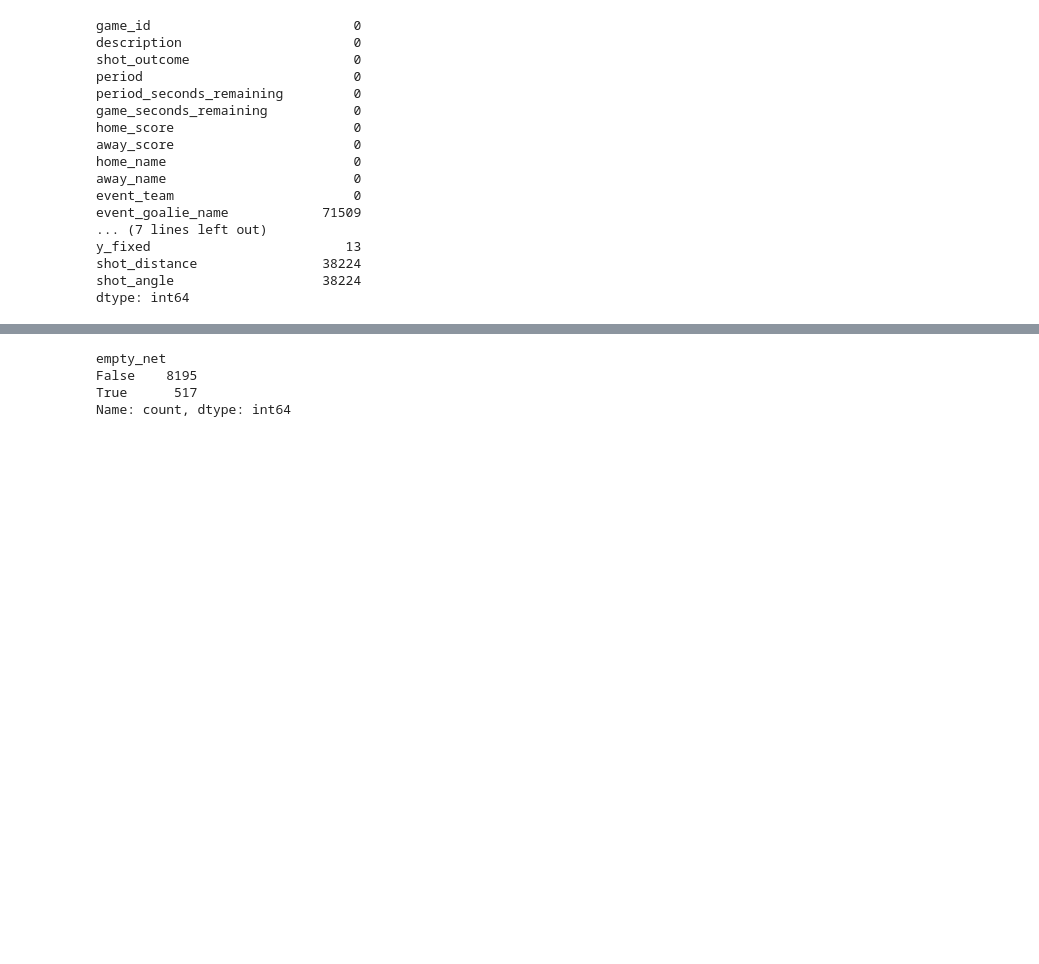
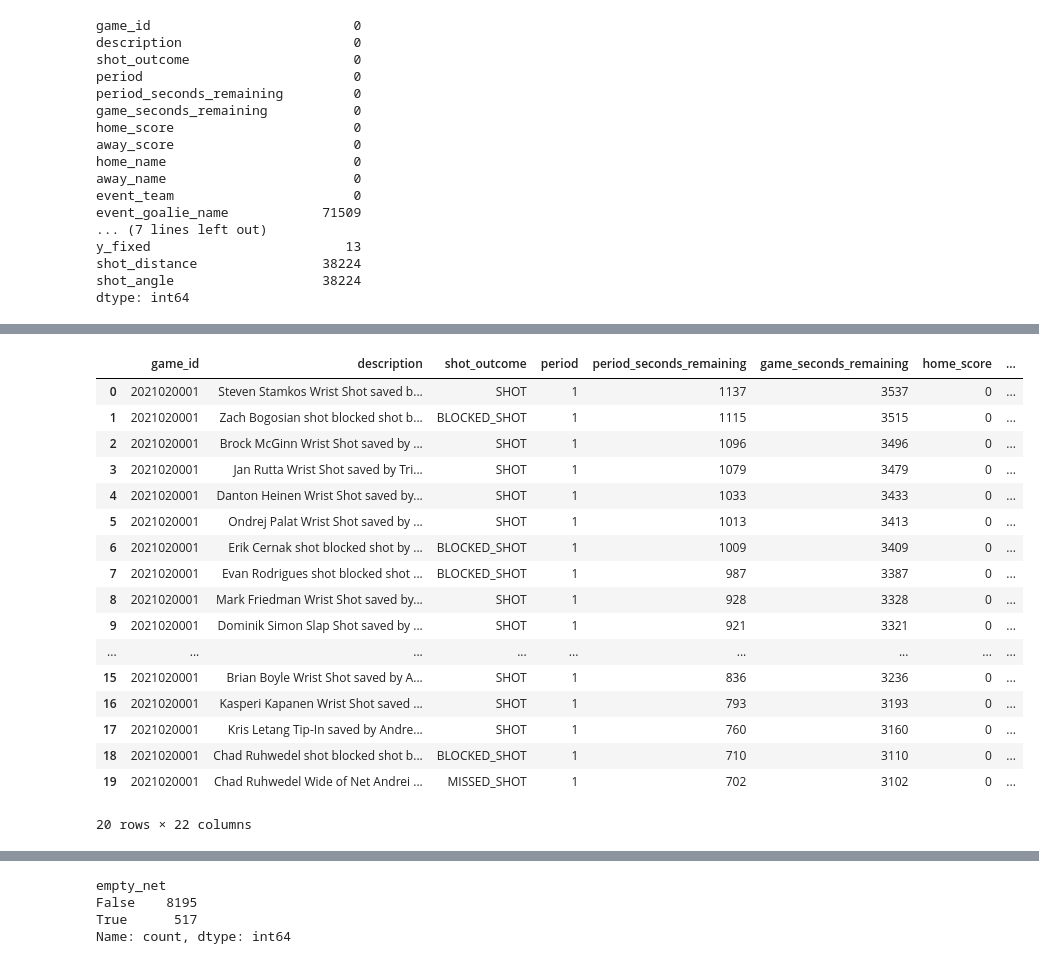
Before and after one commit to nursahhhh/AIN311CourseProject, a Jupyter notebook: AIN311_Project.ipynb, the cells around one changed output, grey strips where cells are left out. Saved outputs shown, nothing was run; the diff lists cells and outputs as text; code cells hidden in the pictures; blank space fills up the shorter version.

```diff
--- a/AIN311_Project.ipynb
+++ b/AIN311_Project.ipynb
@@ -120,0 +178,30 @@ dtype: int64
+# %%
+##Label Encoder
+
+from sklearn.preprocessing import OneHotEncoder, LabelEncoder
+
+encoder = LabelEncoder()
+
+df_encoded = df.copy()
+for i in categorical_features:
+    df_encoded[i]=df[[i]].apply(encoder.fit_transform)
+df.head(20)
+# %% [output]
+|  | game_id | description | shot_outcome | period | period_seconds_remaining | game_seconds_remaining | home_score | ... |
+| 0 | 2021020001 | Steven Stamkos Wrist Shot saved b... | SHOT | 1 | 1137 | 3537 | 0 | ... |
+| 1 | 2021020001 | Zach Bogosian shot blocked shot b... | BLOCKED_SHOT | 1 | 1115 | 3515 | 0 | ... |
+| 2 | 2021020001 | Brock McGinn Wrist Shot saved by ... | SHOT | 1 | 1096 | 3496 | 0 | ... |
+| 3 | 2021020001 | Jan Rutta Wrist Shot saved by Tri... | SHOT | 1 | 1079 | 3479 | 0 | ... |
+| 4 | 2021020001 | Danton Heinen Wrist Shot saved by... | SHOT | 1 | 1033 | 3433 | 0 | ... |
+| 5 | 2021020001 | Ondrej Palat Wrist Shot saved by ... | SHOT | 1 | 1013 | 3413 | 0 | ... |
+| 6 | 2021020001 | Erik Cernak shot blocked shot by ... | BLOCKED_SHOT | 1 | 1009 | 3409 | 0 | ... |
+| 7 | 2021020001 | Evan Rodrigues shot blocked shot ... | BLOCKED_SHOT | 1 | 987 | 3387 | 0 | ... |
+| 8 | 2021020001 | Mark Friedman Wrist Shot saved by... | SHOT | 1 | 928 | 3328 | 0 | ... |
+| 9 | 2021020001 | Dominik Simon Slap Shot saved by ... | SHOT | 1 | 921 | 3321 | 0 | ... |
+| ... | ... | ... | ... | ... | ... | ... | ... | ... |
+| 15 | 2021020001 | Brian Boyle Wrist Shot saved by A... | SHOT | 1 | 836 | 3236 | 0 | ... |
+| 16 | 2021020001 | Kasperi Kapanen Wrist Shot saved ... | SHOT | 1 | 793 | 3193 | 0 | ... |
+| 17 | 2021020001 | Kris Letang Tip-In saved by Andre... | SHOT | 1 | 760 | 3160 | 0 | ... |
+| 18 | 2021020001 | Chad Ruhwedel shot blocked shot b... | BLOCKED_SHOT | 1 | 710 | 3110 | 0 | ... |
+| 19 | 2021020001 | Chad Ruhwedel Wide of Net Andrei ... | MISSED_SHOT | 1 | 702 | 3102 | 0 | ... |
+20 rows × 22 columns
```
Also changed, not shown: parts of 47 cells of this notebook.
